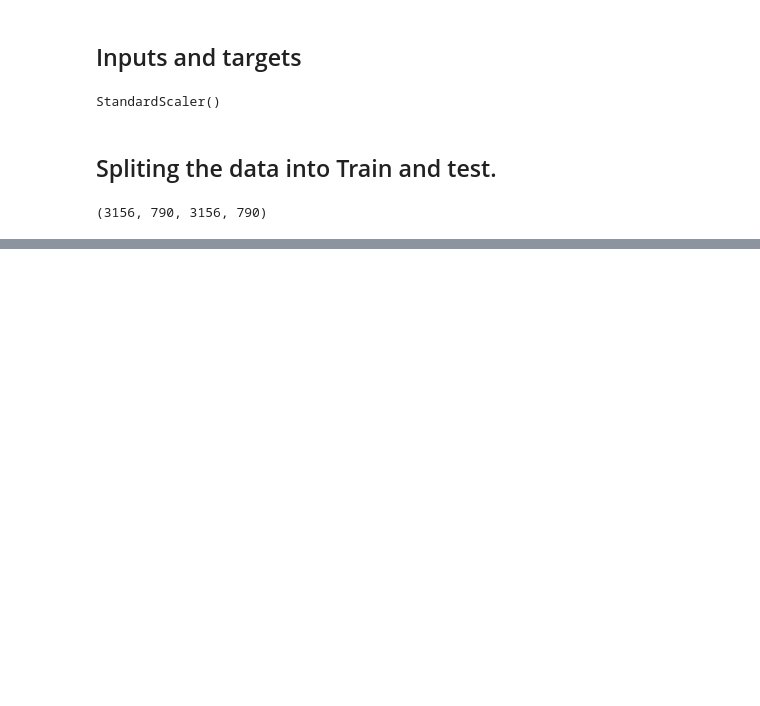
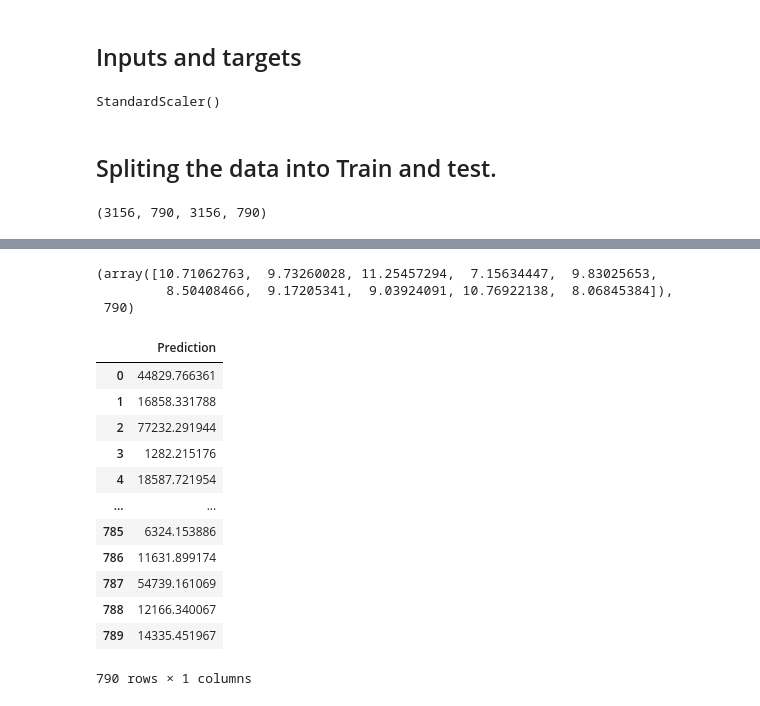
Before and after one commit to Poorya0071/Regression-machine-learning-and-deep-learning, a Jupyter notebook: car_price.ipynb, the cells around one changed output, grey strips where cells are left out. Saved outputs shown, nothing was run; the diff lists cells and outputs as text; code cells hidden in the pictures; blank space fills up the shorter version.

```diff
--- a/car_price.ipynb
+++ b/car_price.ipynb
@@ -387,0 +428,26 @@ len(x_train), len(x_test), len(y_train), len(y_test)
+# %%
+y_pred_test[:10], len(y_pred_test)
+#see the first 10 predictions
+# %% [output]
+(array([10.71062763,  9.73260028, 11.25457294,  7.15634447,  9.83025653,
+         8.50408466,  9.17205341,  9.03924091, 10.76922138,  8.06845384]),
+ 790)
+# %%
+# because we used the price log, we need to take exp to find the actual price and the same for true labels.
+compare_df = pd.DataFrame(np.exp(y_pred_test), columns=['Prediction'])
+compare_df
+# we made a dataframe to compare the targets with the predicted prices.
+# %% [output]
+|  | Prediction |
+| 0 | 44829.766361 |
+| 1 | 16858.331788 |
+| 2 | 77232.291944 |
+| 3 | 1282.215176 |
+| 4 | 18587.721954 |
+| ... | ... |
+| 785 | 6324.153886 |
+| 786 | 11631.899174 |
+| 787 | 54739.161069 |
+| 788 | 12166.340067 |
+| 789 | 14335.451967 |
+790 rows × 1 columns
```
Also changed, not shown: parts of 14 cells of this notebook.
